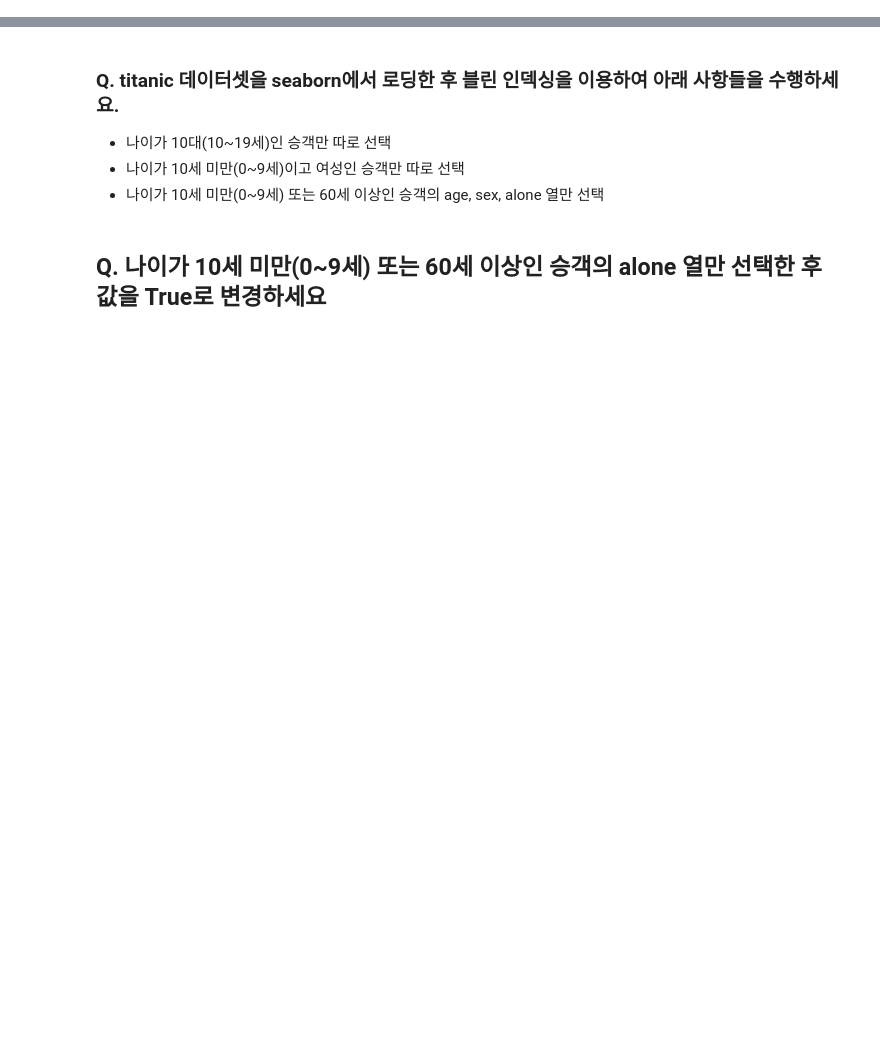
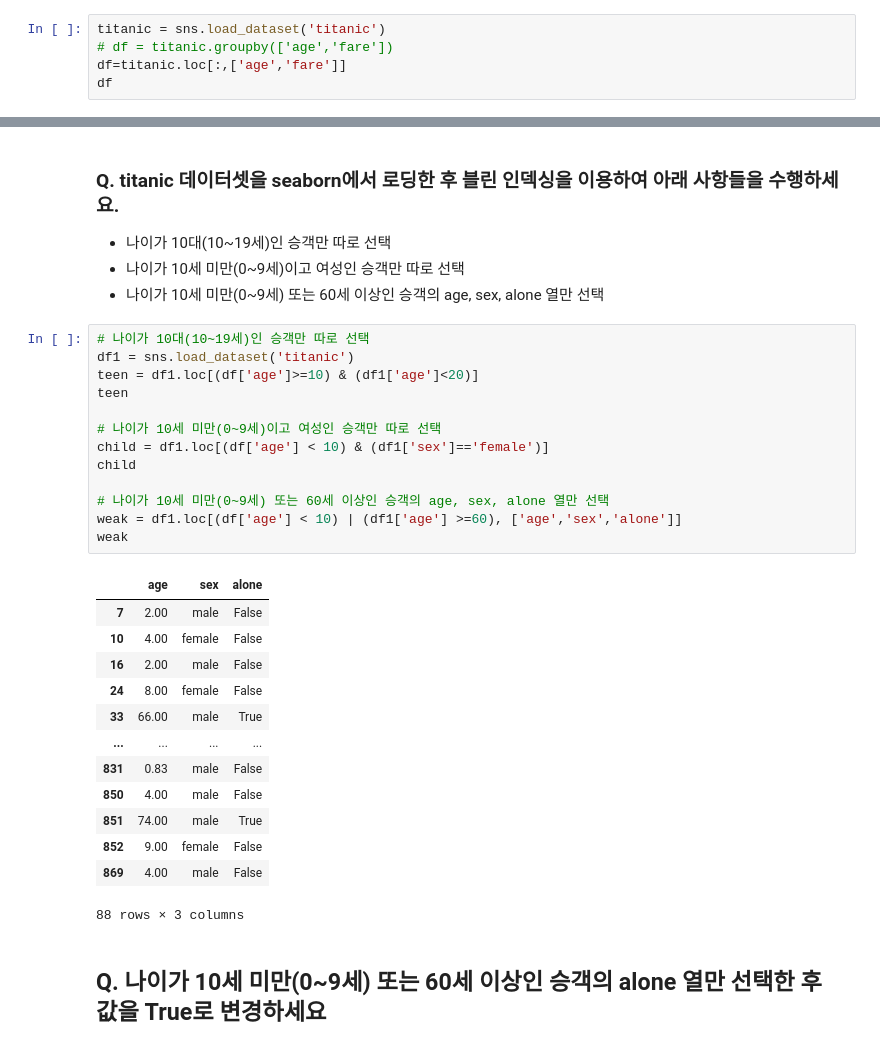
Before and after one commit to fish-ho/cakd5, a Jupyter notebook: m2_분석라이브러리활용/Pandas/pandas_과제_0114.ipynb, the cells around one changed output, grey strips where cells are left out. Saved outputs shown, nothing was run; the diff lists cells and outputs as text; blank space fills up the shorter version.

```diff
--- a/m2_분석라이브러리활용/Pandas/pandas_과제_0114.ipynb
+++ b/m2_분석라이브러리활용/Pandas/pandas_과제_0114.ipynb
@@ -1,2 +5,7 @@
 # %% [markdown]
 ### Q. titanic 데이터셋에서 age, fare 2개 열을 선택하여 데이터프레임 df를 만드세요
+# %%
+titanic = sns.load_dataset('titanic')
+# df = titanic.groupby(['age','fare'])
+df=titanic.loc[:,['age','fare']]
+df
@@ -19,5 +166,32 @@
 - 나이가 10대(10~19세)인 승객만 따로 선택
 - 나이가 10세 미만(0~9세)이고 여성인 승객만 따로 선택
 - 나이가 10세 미만(0~9세) 또는 60세 이상인 승객의 age, sex, alone 열만 선택
+# %%
+# 나이가 10대(10~19세)인 승객만 따로 선택
+df1 = sns.load_dataset('titanic')
+teen = df1.loc[(df['age']>=10) & (df1['age']<20)]
+teen
+
+# 나이가 10세 미만(0~9세)이고 여성인 승객만 따로 선택
+child = df1.loc[(df['age'] < 10) & (df1['sex']=='female')]
+child
+
+# 나이가 10세 미만(0~9세) 또는 60세 이상인 승객의 age, sex, alone 열만 선택
+weak = df1.loc[(df['age'] < 10) | (df1['age'] >=60), ['age','sex','alone']]
+weak
+# %% [output]
+|  | age | sex | alone |
+| 7 | 2.00 | male | False |
+| 10 | 4.00 | female | False |
+| 16 | 2.00 | male | False |
+| 24 | 8.00 | female | False |
+| 33 | 66.00 | male | True |
+| ... | ... | ... | ... |
+| 831 | 0.83 | male | False |
+| 850 | 4.00 | male | False |
+| 851 | 74.00 | male | True |
+| 852 | 9.00 | female | False |
+| 869 | 4.00 | male | False |
+88 rows × 3 columns
 # %% [markdown]
 ## Q. 나이가 10세 미만(0~9세) 또는 60세 이상인 승객의 alone 열만 선택한 후 값을 True로 변경하세요
```
Also changed, not shown: parts of 17 cells of this notebook, 1 other file.
